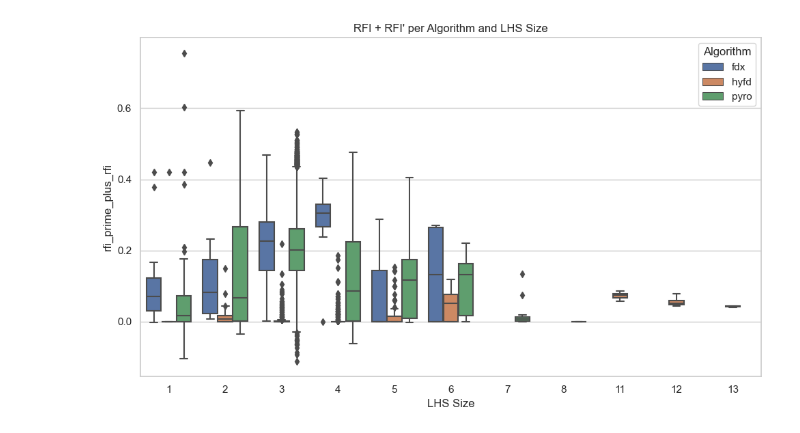
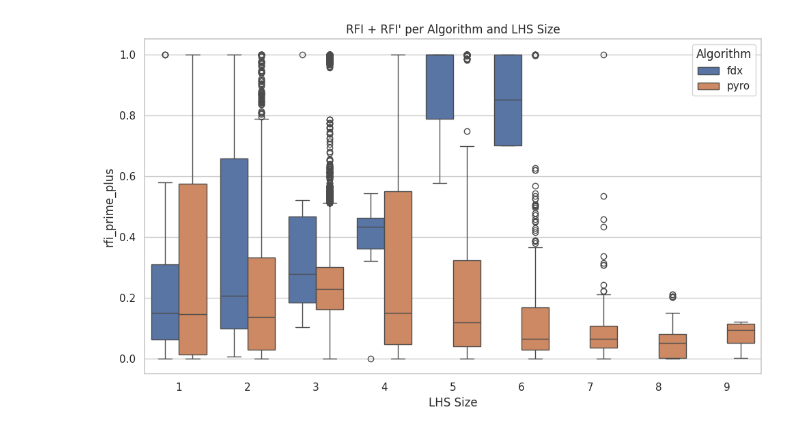
Before and after one commit to AlexF99/tcc, a Jupyter notebook: src/metrics/visualizations/initial_eda.ipynb, the cells around one changed output. Cells and saved outputs as stored; diff of their text form; code cells hidden in the pictures.

```diff
--- a/src/metrics/visualizations/initial_eda.ipynb
+++ b/src/metrics/visualizations/initial_eda.ipynb
@@ -83,0 +7,2 @@ Name: count, dtype: int64
+# %%
+global_df = get_global_df()
@@ -84,22 +24,24 @@ Name: count, dtype: int64
 # %%
+metric_name="rfi_prime_plus"
+
 sns.set(style="whitegrid")
 plt.figure(figsize=(10, 6))
 
 sns.boxplot(
     data=global_df,
     x='lhs_size',
     y=metric_name,
     hue='algorithm'
 )
 
 plt.title('RFI + RFI\' per Algorithm and LHS Size')
 plt.xlabel('LHS Size')
 plt.ylabel(metric_name)
 plt.legend(title='Algorithm')
 plt.tight_layout()
 plt.show()
 # %% [output]
-[figure, old version]
+[figure, new version]
 # %%
 sns.catplot(
     data=global_df,
```
Also changed, not shown: parts of 7 cells of this notebook, 1 other file.
